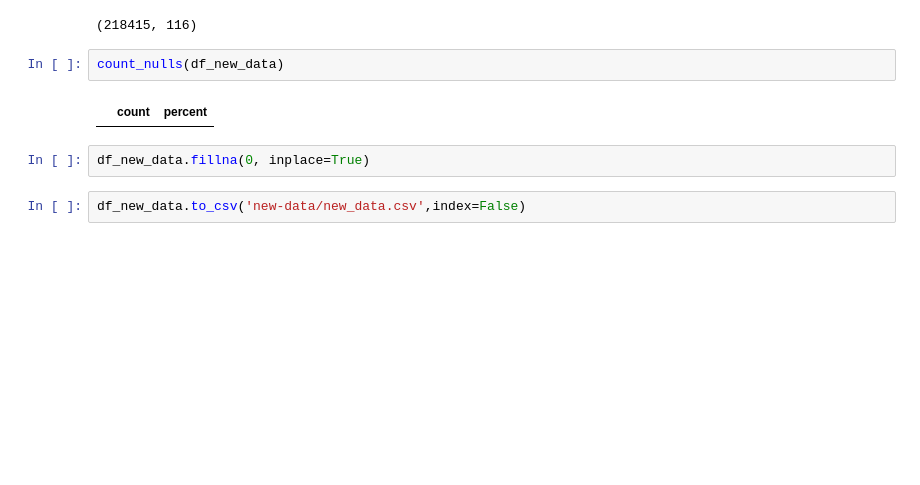
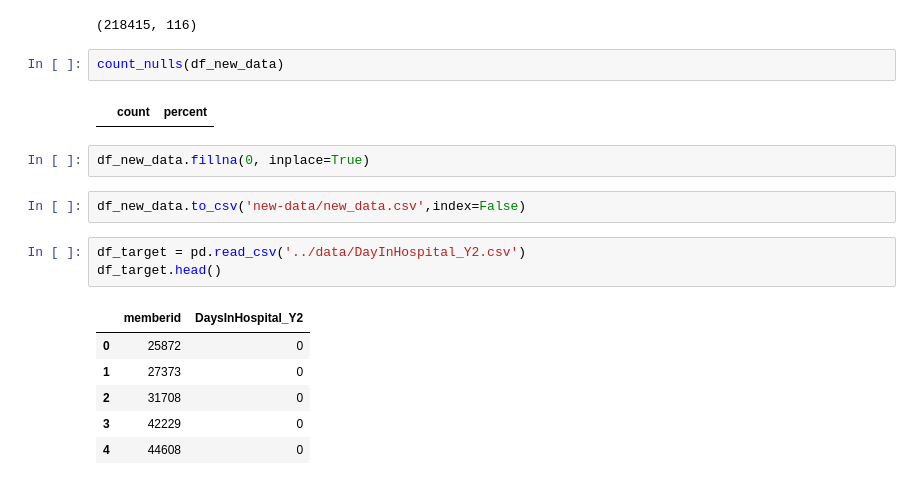
Before and after one commit to truongkhanhduy95/Heritage-Health-Prize, a Jupyter notebook: 1.data-preparation/merger.ipynb, the cells around one changed output. Cells and saved outputs as stored; diff of their text form; blank space fills up the shorter version.

```diff
--- a/1.data-preparation/merger.ipynb
+++ b/1.data-preparation/merger.ipynb
@@ -135,3 +135,13 @@ count_nulls(df_new_data)
 df_new_data.fillna(0, inplace=True)
 # %%
 df_new_data.to_csv('new-data/new_data.csv',index=False)
+# %%
+df_target = pd.read_csv('../data/DayInHospital_Y2.csv')
+df_target.head()
+# %% [output]
+|  | memberid | DaysInHospital_Y2 |
+| 0 | 25872 | 0 |
+| 1 | 27373 | 0 |
+| 2 | 31708 | 0 |
+| 3 | 42229 | 0 |
+| 4 | 44608 | 0 |
```
Also changed, not shown: parts of 9 cells of this notebook, 3 other files.
